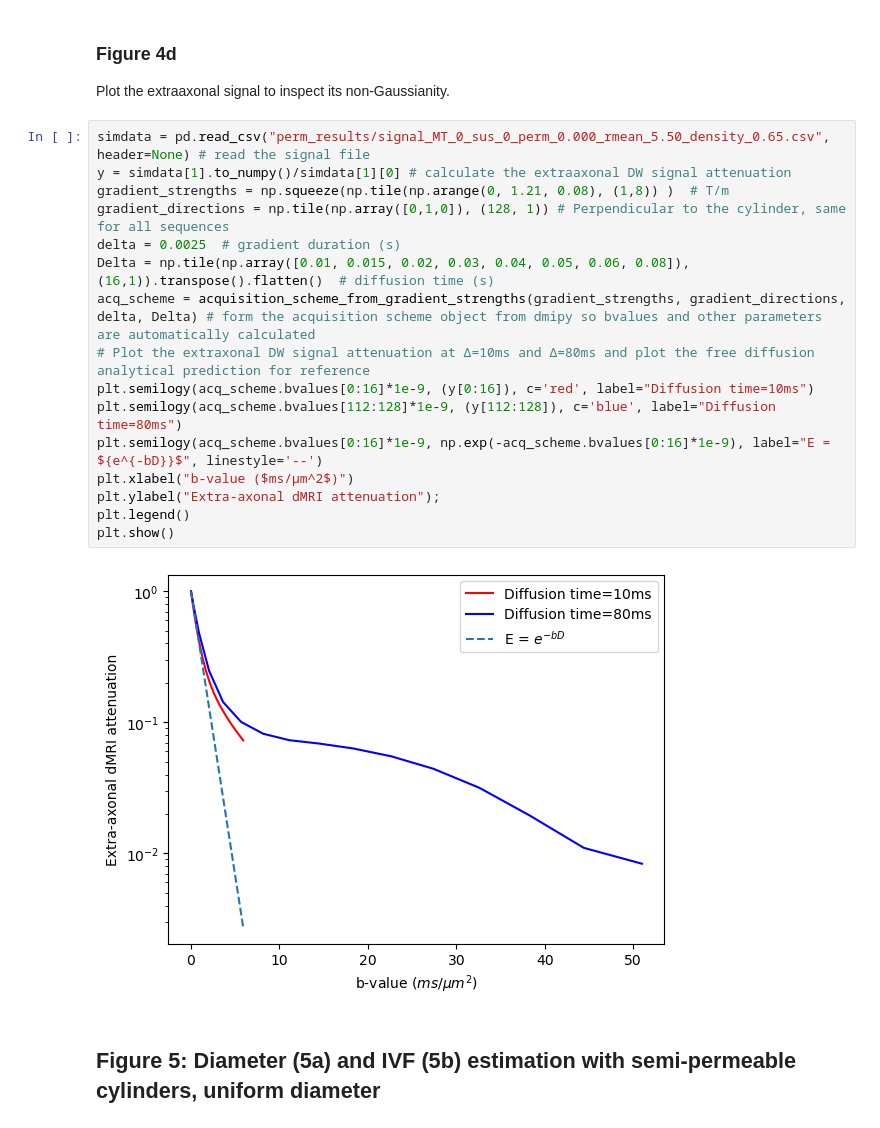
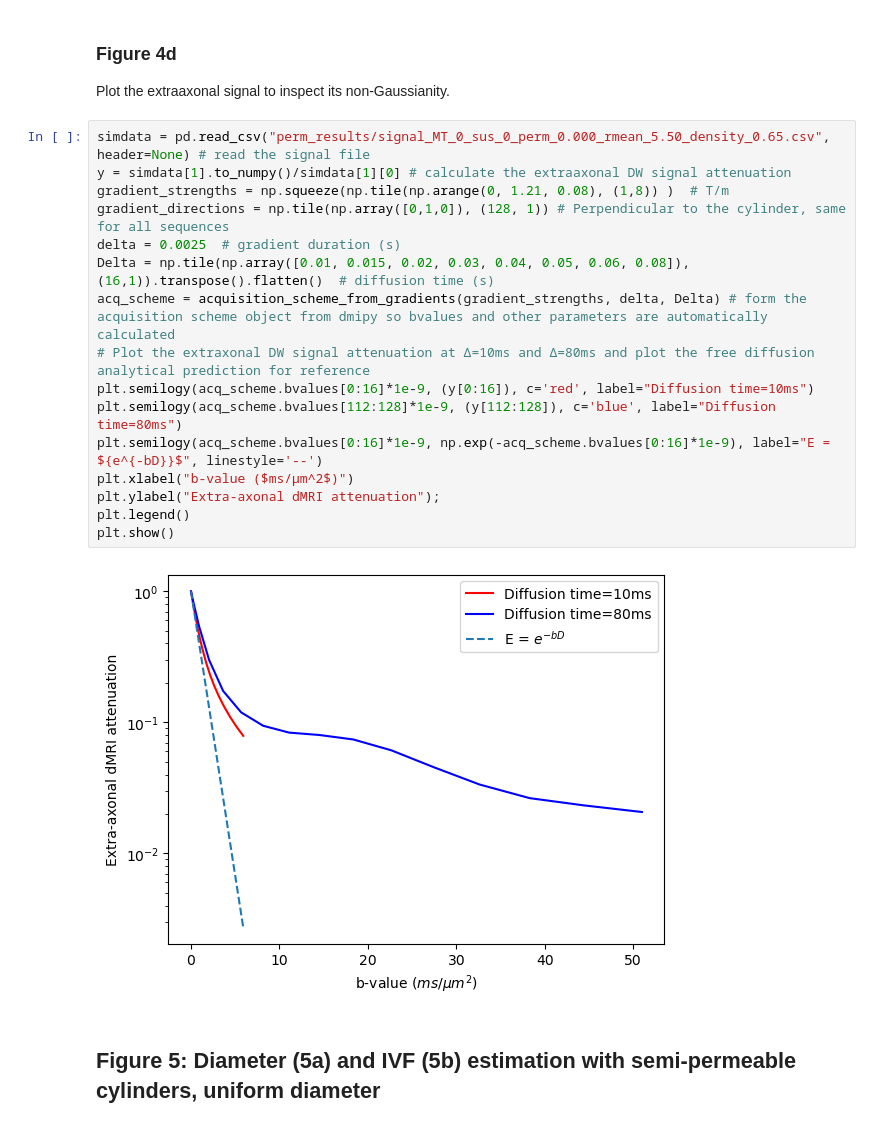
Before and after one commit to zhiyuzheng1769/MT-and-permeability-effect-on-two-compartment-dMRI-WM-model, a Jupyter notebook: fixed_diameter/Permeability figures.ipynb, the cells around one changed output. Cells and saved outputs as stored; diff of their text form.

Commit message:
removed dmipy from codes and dependencies

```diff
--- a/fixed_diameter/Permeability figures.ipynb
+++ b/fixed_diameter/Permeability figures.ipynb
@@ -185,21 +185,21 @@ Plot the extraaxonal signal to inspect its non-Gaussianity.
 # %%
 simdata = pd.read_csv("perm_results/signal_MT_0_sus_0_perm_0.000_rmean_5.50_density_0.65.csv", header=None) # read the signal file
 y = simdata[1].to_numpy()/simdata[1][0] # calculate the extraaxonal DW signal attenuation
 gradient_strengths = np.squeeze(np.tile(np.arange(0, 1.21, 0.08), (1,8)) )  # T/m
 gradient_directions = np.tile(np.array([0,1,0]), (128, 1)) # Perpendicular to the cylinder, same for all sequences
 delta = 0.0025  # gradient duration (s)
 Delta = np.tile(np.array([0.01, 0.015, 0.02, 0.03, 0.04, 0.05, 0.06, 0.08]), (16,1)).transpose().flatten()  # diffusion time (s)
-acq_scheme = acquisition_scheme_from_gradient_strengths(gradient_strengths, gradient_directions, delta, Delta) # form the acquisition scheme object from dmipy so bvalues and other parameters are automatically calculated
+acq_scheme = acquisition_scheme_from_gradients(gradient_strengths, delta, Delta) # form the acquisition scheme object from dmipy so bvalues and other parameters are automatically calculated
 # Plot the extraxonal DW signal attenuation at Δ=10ms and Δ=80ms and plot the free diffusion analytical prediction for reference
 plt.semilogy(acq_scheme.bvalues[0:16]*1e-9, (y[0:16]), c='red', label="Diffusion time=10ms")
 plt.semilogy(acq_scheme.bvalues[112:128]*1e-9, (y[112:128]), c='blue', label="Diffusion time=80ms")
 plt.semilogy(acq_scheme.bvalues[0:16]*1e-9, np.exp(-acq_scheme.bvalues[0:16]*1e-9), label="E = ${e^{-bD}}$", linestyle='--')
 plt.xlabel("b-value ($ms/μm^2$)")
 plt.ylabel("Extra-axonal dMRI attenuation");
 plt.legend()
 plt.show()
 # %% [output]
-[figure, old version]
+[figure, new version]
 # %% [markdown]
 ## Figure 5: Diameter (5a) and IVF (5b) estimation with semi-permeable cylinders, uniform diameter
 # %% [markdown]
```
Also changed, not shown: parts of 8 cells of this notebook, 5 other files.
